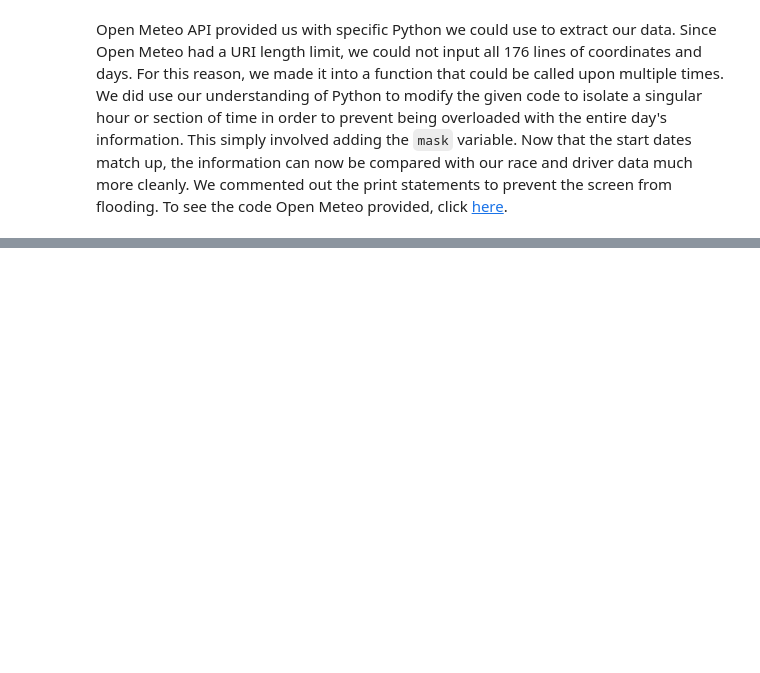
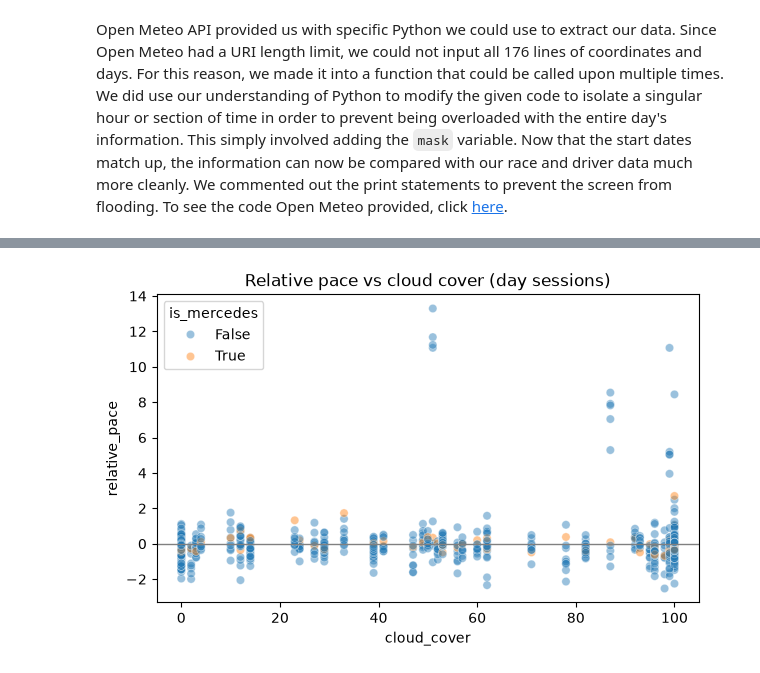
Before and after one commit to rbllrd/info2950-204_project, a Jupyter notebook: Phase2Peer.ipynb, the cells around one changed output, grey strips where cells are left out. Drawn from its saved outputs; the diff is of its cells as text; code cells hidden in the pictures; blank space fills up the shorter version.

```diff
--- a/Phase2Peer.ipynb
+++ b/Phase2Peer.ipynb
@@ -315,0 +411,10 @@ Open Meteo API provided us with specific Python we could use to extract our data
+# %%
+# Cloud cover (daytime sessions only)
+day = df[~df["is_night"]]
+plt.figure(figsize=(7, 4))
+sns.scatterplot(data=day, x="cloud_cover", y="relative_pace", hue="is_mercedes", alpha=0.45)
+plt.axhline(0, color="gray", lw=1)
+plt.title("Relative pace vs cloud cover (day sessions)")
+plt.show()
+# %% [output]
+[figure, added]
```
Also changed, not shown: parts of 21 cells of this notebook, 4 other files.
